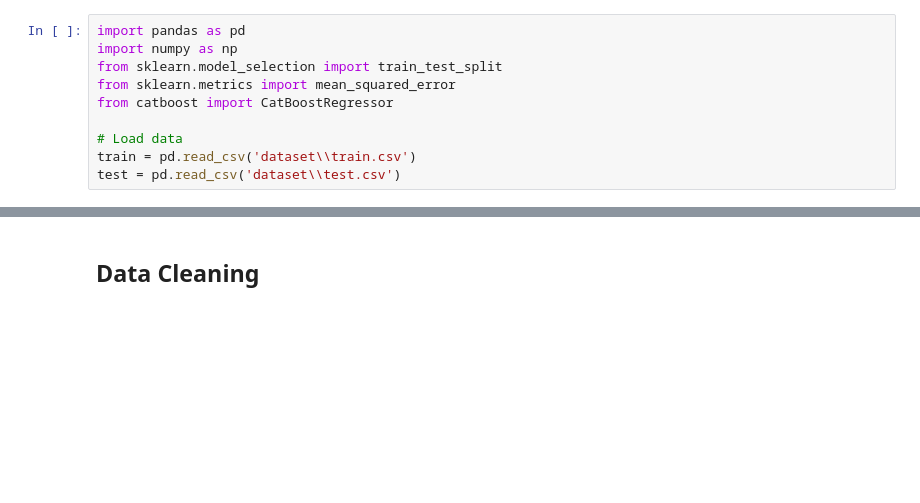
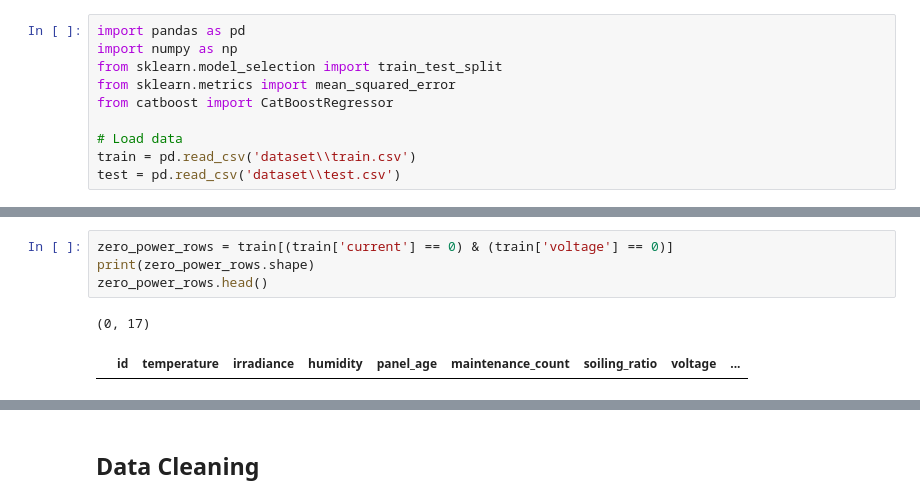
Before and after one commit to vidhanrathore/Solar-Hackthon, a Jupyter notebook: version3.ipynb, the cells around one changed output, grey strips where cells are left out. Drawn from its saved outputs; the diff is of its cells as text; blank space fills up the shorter version.

```diff
--- a/version3.ipynb
+++ b/version3.ipynb
@@ -57,3 +95,10 @@ dtype: int64
+# %%
+zero_power_rows = train[(train['current'] == 0) & (train['voltage'] == 0)]
+print(zero_power_rows.shape)
+zero_power_rows.head()
+# %% [output]
+(0, 17)
+|  | id | temperature | irradiance | humidity | panel_age | maintenance_count | soiling_ratio | voltage | ... |
 # %%
 train
 # %% [output]
```
Also changed, not shown: parts of 28 cells of this notebook, 26 other files.
